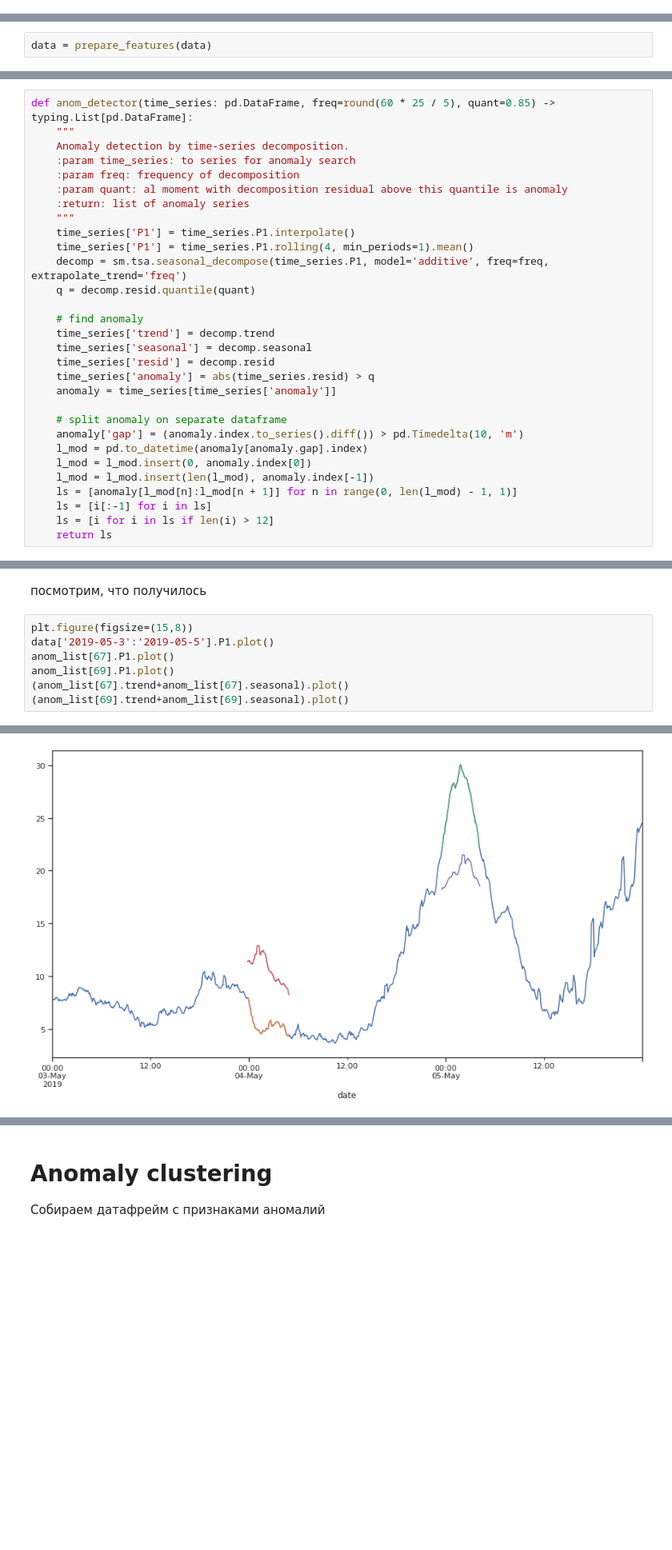
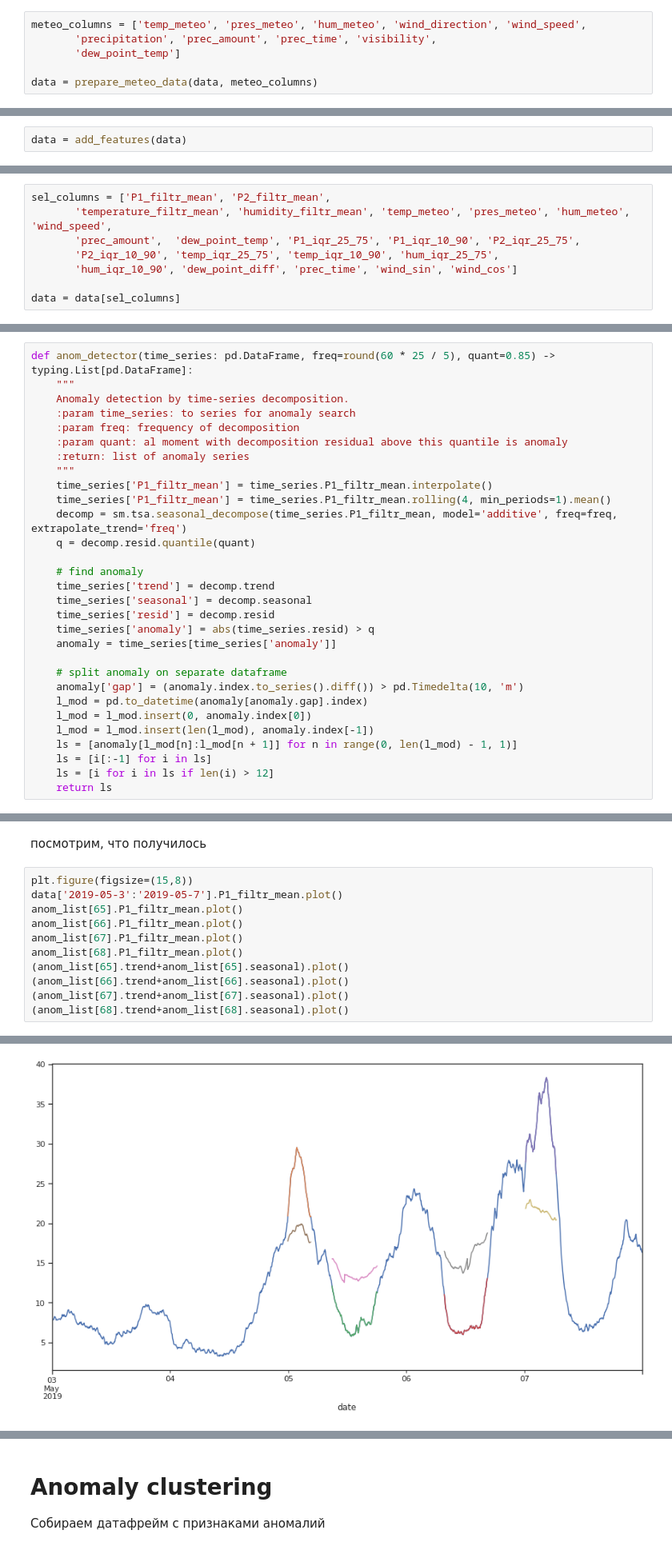
Before and after one commit to aerubanov/Proj_Air_Quality, a Jupyter notebook: notebooks/Anomaly detection.ipynb, the cells around one changed output, grey strips where cells are left out. Shown at 80% size. Cells and saved outputs as stored; diff of their text form; blank space fills up the shorter version.

```diff
--- a/notebooks/Anomaly detection.ipynb
+++ b/notebooks/Anomaly detection.ipynb
@@ -41,0 +48,6 @@ data['2019-04-01']
+# %%
+meteo_columns = ['temp_meteo', 'pres_meteo', 'hum_meteo', 'wind_direction', 'wind_speed',
+       'precipitation', 'prec_amount', 'prec_time', 'visibility',
+       'dew_point_temp']
+
+data = prepare_meteo_data(data, meteo_columns)
@@ -87,2 +131,2 @@ def prepare_features(data: pd.DataFrame) -> pd.DataFrame:
 # %%
-data = prepare_features(data)
+data = add_features(data)
@@ -89,3 +150,11 @@ data = prepare_features(data)
+# %%
+sel_columns = ['P1_filtr_mean', 'P2_filtr_mean',
+       'temperature_filtr_mean', 'humidity_filtr_mean', 'temp_meteo', 'pres_meteo', 'hum_meteo', 'wind_speed',
+       'prec_amount',  'dew_point_temp', 'P1_iqr_25_75', 'P1_iqr_10_90', 'P2_iqr_25_75',
+       'P2_iqr_10_90', 'temp_iqr_25_75', 'temp_iqr_10_90', 'hum_iqr_25_75',
+       'hum_iqr_10_90', 'dew_point_diff', 'prec_time', 'wind_sin', 'wind_cos']
+
+data = data[sel_columns]
 # %% [markdown]
 # Anomaly detection
 Разбиваем датефрейм на части по 7 дней, для каждой части делаем декомпозицию и смотрим на residual. Там, где выходит за 85-ый квантиль, считаем что есть аномалия.
@@ -98,9 +167,9 @@ def anom_detector(time_series: pd.DataFrame, freq=round(60 * 25 / 5), quant=0.85
     :param quant: al moment with decomposition residual above this quantile is anomaly
     :return: list of anomaly series
     """
-    time_series['P1'] = time_series.P1.interpolate()
-    time_series['P1'] = time_series.P1.rolling(4, min_periods=1).mean()
-    decomp = sm.tsa.seasonal_decompose(time_series.P1, model='additive', freq=freq, extrapolate_trend='freq')
+    time_series['P1_filtr_mean'] = time_series.P1_filtr_mean.interpolate()
+    time_series['P1_filtr_mean'] = time_series.P1_filtr_mean.rolling(4, min_periods=1).mean()
+    decomp = sm.tsa.seasonal_decompose(time_series.P1_filtr_mean, model='additive', freq=freq, extrapolate_trend='freq')
     q = decomp.resid.quantile(quant)
 
     # find anomaly
@@ -136,14 +205,18 @@ See the caveats in the documentation: https://pandas.pydata.org/pandas-docs/stab
 посмотрим, что получилось
 # %%
 plt.figure(figsize=(15,8))
-data['2019-05-3':'2019-05-5'].P1.plot()
-anom_list[67].P1.plot()
-anom_list[69].P1.plot()
+data['2019-05-3':'2019-05-7'].P1_filtr_mean.plot()
+anom_list[65].P1_filtr_mean.plot()
+anom_list[66].P1_filtr_mean.plot()
+anom_list[67].P1_filtr_mean.plot()
+anom_list[68].P1_filtr_mean.plot()
+(anom_list[65].trend+anom_list[65].seasonal).plot()
+(anom_list[66].trend+anom_list[66].seasonal).plot()
 (anom_list[67].trend+anom_list[67].seasonal).plot()
-(anom_list[69].trend+anom_list[69].seasonal).plot()
+(anom_list[68].trend+anom_list[68].seasonal).plot()
 # %% [output]
 <matplotlib.axes._subplots.AxesSubplot at 0x...>
-[figure, old version]
+[figure, new version]
 # %%
 f, axs = plt.subplots(5,2,figsize=(15,15))
 ax = 0
```
Also changed, not shown: parts of 27 cells of this notebook.
